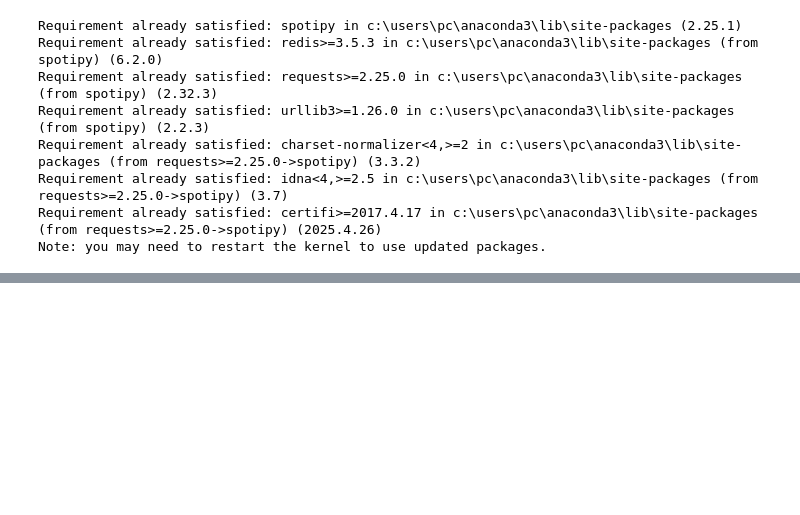
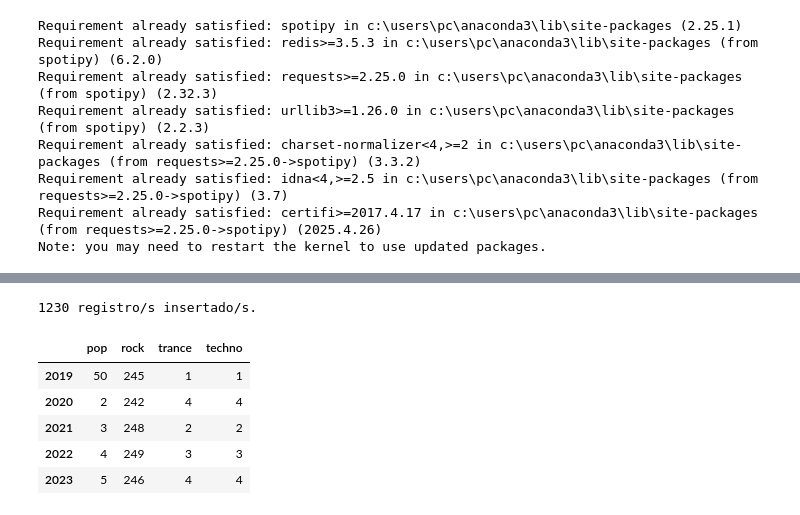
Before and after one commit to IreneDHA/music_proyect, a Jupyter notebook: spoti_rock.ipynb, the cells around one changed output, grey strips where cells are left out. Saved outputs shown, nothing was run; the diff lists cells and outputs as text; code cells hidden in the pictures; blank space fills up the shorter version.

```diff
--- a/spoti_rock.ipynb
+++ b/spoti_rock.ipynb
@@ -111,0 +182,21 @@ ProgrammingError: 1049 (42000): Unknown database 'musictrends'
+# %%
+cnx = mysql.connector.connect(user='root', password='AlumnaAdalab',
+                              host='127.0.0.1', database='prueba_musictrends')
+
+
+mycursor = cnx.cursor()
+sql = "INSERT INTO Spotify (id_artista, nombre_artista, nombre_cancion, año_lanzamiento, género_musical, tipo) VALUES (%s, %s, %s, %s, %s,%s)"
+val = values
+
+try:
+    mycursor.executemany(sql, valores_spotify)
+    cnx.commit()
+    print(mycursor.rowcount, "registro/s insertado/s.")
+
+except mysql.connector.Error as err:
+    print(err)
+    print("Error Code:", err.errno)
+    print("SQLSTATE", err.sqlstate)
+    print("Message", err.msg)
+# %% [output]
+1230 registro/s insertado/s.
@@ -111,0 +207,9 @@ ProgrammingError: 1049 (42000): Unknown database 'musictrends'
+# %%
+datos333
+# %% [output]
+|  | pop | rock | trance | techno |
+| 2019 | 50 | 245 | 1 | 1 |
+| 2020 | 2 | 242 | 4 | 4 |
+| 2021 | 3 | 248 | 2 | 2 |
+| 2022 | 4 | 249 | 3 | 3 |
+| 2023 | 5 | 246 | 4 | 4 |
```
Also changed, not shown: parts of 10 cells of this notebook, 2 other files.
